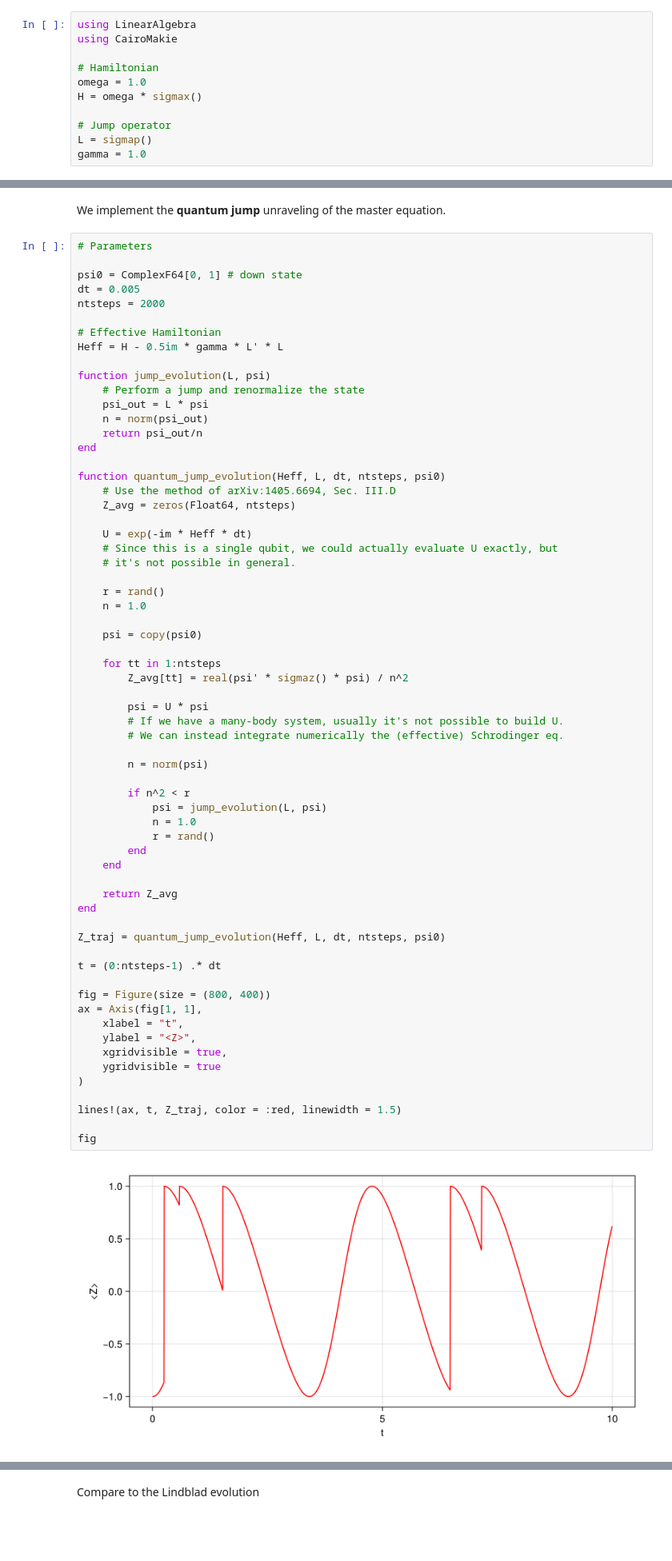
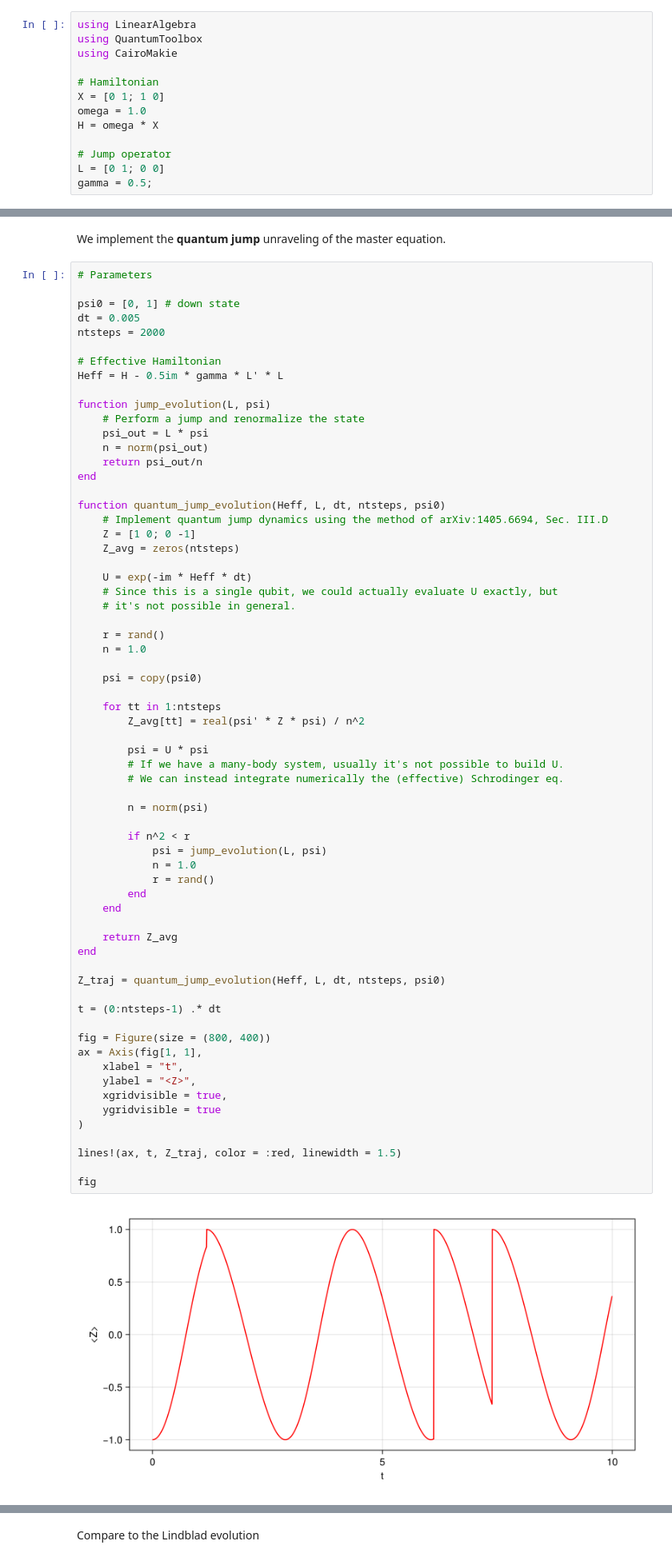
Before and after one commit to ltpn/tp4-exercises, a Jupyter notebook: julia/ex03_quantum_trajectories.ipynb, the cells around one changed output, grey strips where cells are left out. Shown at 80% size. Drawn from its saved outputs; the diff is of its cells as text; blank space fills up the shorter version.

Commit message:
Tutorial and exercises on quantum trajectories

```diff
--- a/julia/ex03_quantum_trajectories.ipynb
+++ b/julia/ex03_quantum_trajectories.ipynb
@@ -24,12 +24,14 @@ L = \sigma^+ = \frac{\sigma^x+i\sigma^y}{2},
 with a dissipation rate $\gamma$.
 # %%
 using LinearAlgebra
+using QuantumToolbox
 using CairoMakie
 
 # Hamiltonian
+X = [0 1; 1 0]
 omega = 1.0
-H = omega * sigmax()
+H = omega * X
 
 # Jump operator
-L = sigmap()
-gamma = 1.0
+L = [0 1; 0 0]
+gamma = 0.5;
@@ -40,7 +40,7 @@ We implement the **quantum jump** unraveling of the master equation.
 # %%
 # Parameters
 
-psi0 = ComplexF64[0, 1] # down state
+psi0 = [0, 1] # down state
 dt = 0.005
 ntsteps = 2000
 
@@ -55,8 +55,9 @@ function jump_evolution(L, psi)
 end
 
 function quantum_jump_evolution(Heff, L, dt, ntsteps, psi0)
-    # Use the method of arXiv:1405.6694, Sec. III.D
-    Z_avg = zeros(Float64, ntsteps)
+    # Implement quantum jump dynamics using the method of arXiv:1405.6694, Sec. III.D
+    Z = [1 0; 0 -1]
+    Z_avg = zeros(ntsteps)
 
     U = exp(-im * Heff * dt)
     # Since this is a single qubit, we could actually evaluate U exactly, but
@@ -68,41 +69,41 @@ function quantum_jump_evolution(Heff, L, dt, ntsteps, psi0)
     psi = copy(psi0)
 
     for tt in 1:ntsteps
-        Z_avg[tt] = real(psi' * sigmaz() * psi) / n^2
+        Z_avg[tt] = real(psi' * Z * psi) / n^2
 
         psi = U * psi
         # If we have a many-body system, usually it's not possible to build U.
         # We can instead integrate numerically the (effective) Schrodinger eq.
 
         n = norm(psi)
 
         if n^2 < r
             psi = jump_evolution(L, psi)
             n = 1.0
             r = rand()
         end
     end
 
     return Z_avg
 end
 
 Z_traj = quantum_jump_evolution(Heff, L, dt, ntsteps, psi0)
 
 t = (0:ntsteps-1) .* dt
 
 fig = Figure(size = (800, 400))
 ax = Axis(fig[1, 1],
     xlabel = "t",
     ylabel = "<Z>",
     xgridvisible = true,
     ygridvisible = true
 )
 
 lines!(ax, t, Z_traj, color = :red, linewidth = 1.5)
 
 fig
 # %% [output]
-[figure, old version]
+[figure, new version]
 # %% [markdown]
 Single quantum-jump trajectories feature sudden discontinuities. Indeed, the operator $L$ implements instantaneous jumps in the Hilbert space.
 
```
Also changed, not shown: parts of 16 cells of this notebook.
